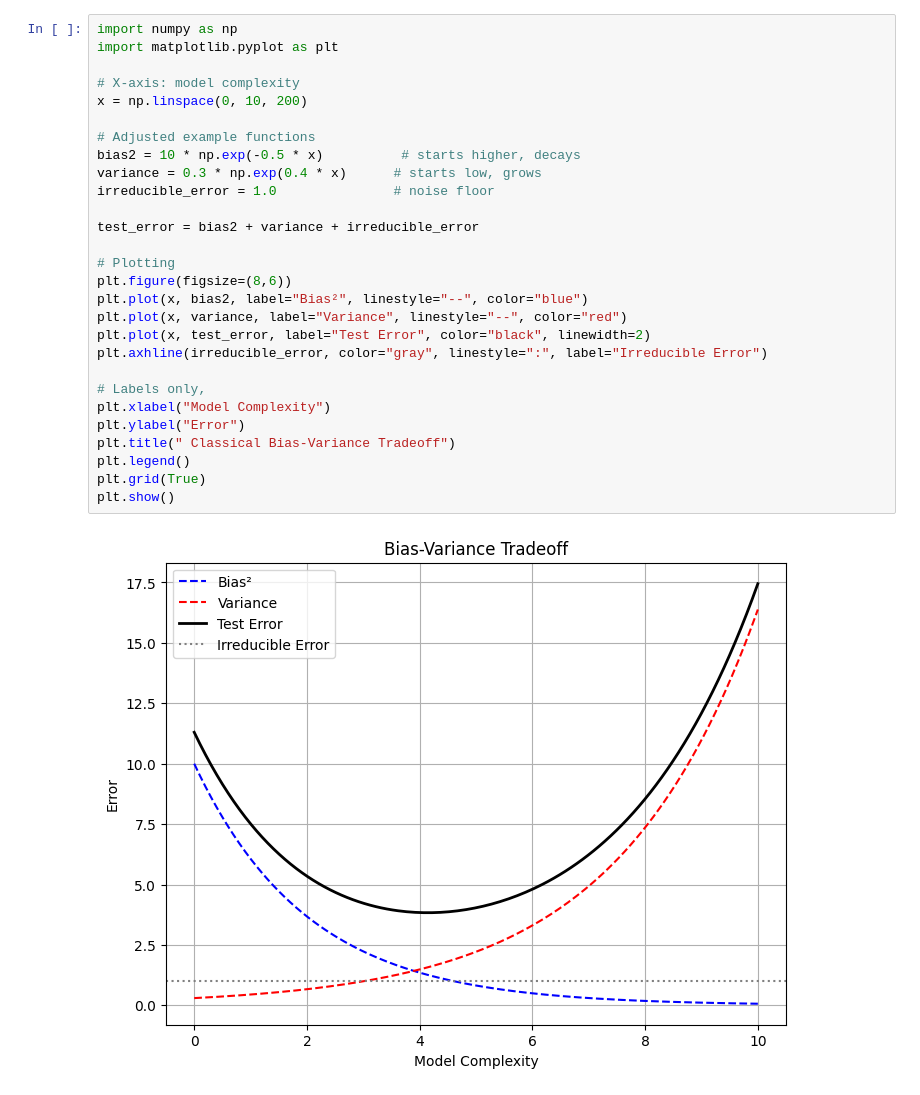
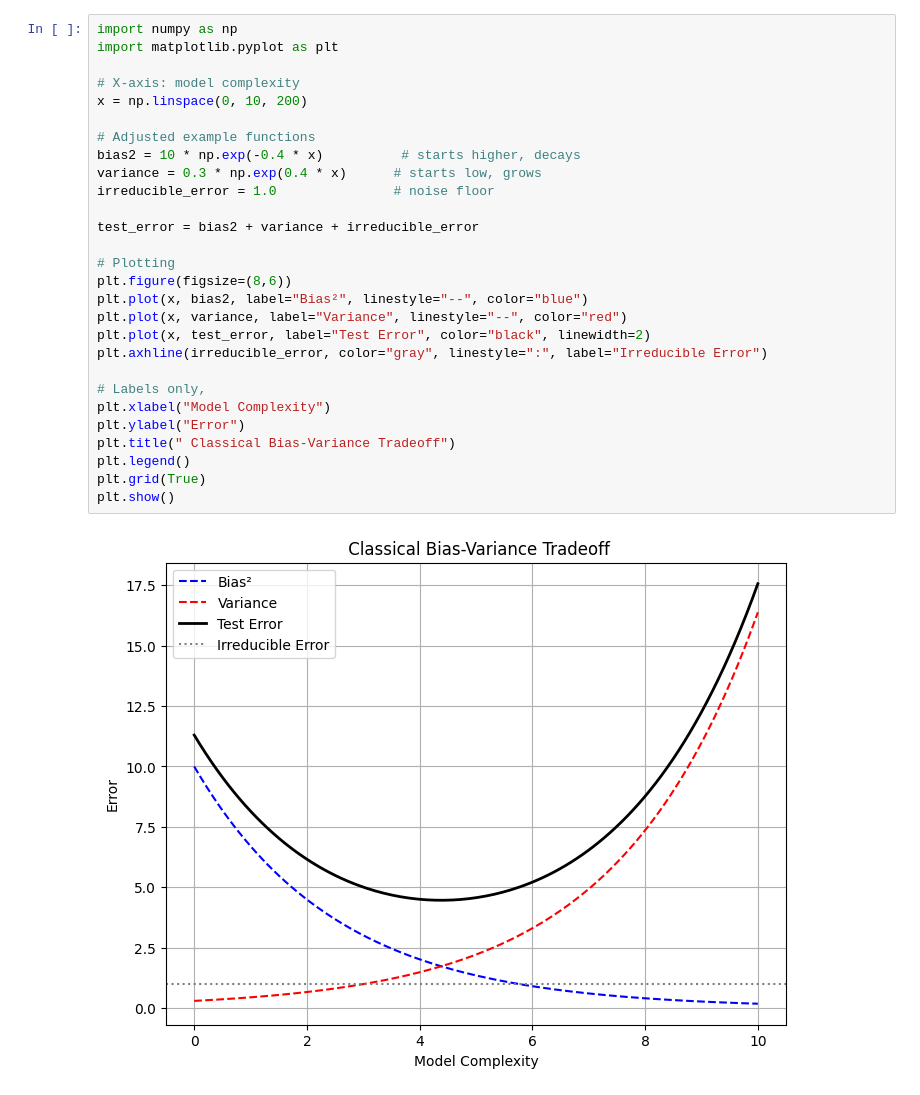
Before and after one commit to AntonyAjay123/Bias-Variance-Decomposition, a Jupyter notebook: Untitled.ipynb, the cells around one changed output. Saved outputs shown, nothing was run; the diff lists cells and outputs as text.

```diff
--- a/Untitled.ipynb
+++ b/Untitled.ipynb
@@ -1,30 +1,30 @@
 # %%
 import numpy as np
 import matplotlib.pyplot as plt
 
 # X-axis: model complexity
 x = np.linspace(0, 10, 200)
 
 # Adjusted example functions
-bias2 = 10 * np.exp(-0.5 * x)          # starts higher, decays
+bias2 = 10 * np.exp(-0.4 * x)          # starts higher, decays
 variance = 0.3 * np.exp(0.4 * x)      # starts low, grows
 irreducible_error = 1.0               # noise floor
 
 test_error = bias2 + variance + irreducible_error
 
 # Plotting
 plt.figure(figsize=(8,6))
 plt.plot(x, bias2, label="Bias²", linestyle="--", color="blue")
 plt.plot(x, variance, label="Variance", linestyle="--", color="red")
 plt.plot(x, test_error, label="Test Error", color="black", linewidth=2)
 plt.axhline(irreducible_error, color="gray", linestyle=":", label="Irreducible Error")
 
 # Labels only,
 plt.xlabel("Model Complexity")
 plt.ylabel("Error")
 plt.title(" Classical Bias-Variance Tradeoff")
 plt.legend()
 plt.grid(True)
 plt.show()
 # %% [output]
-[figure, old version]
+[figure, new version]
```
Also changed, not shown: 4 other files.
